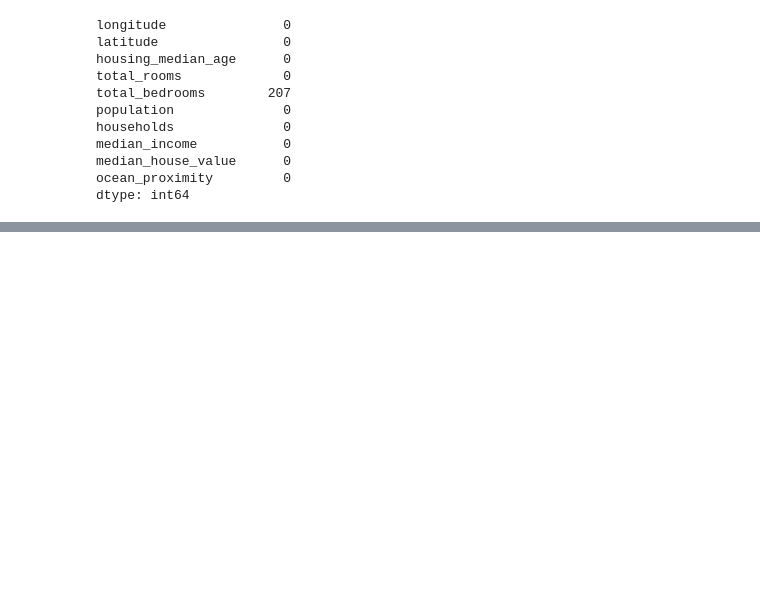
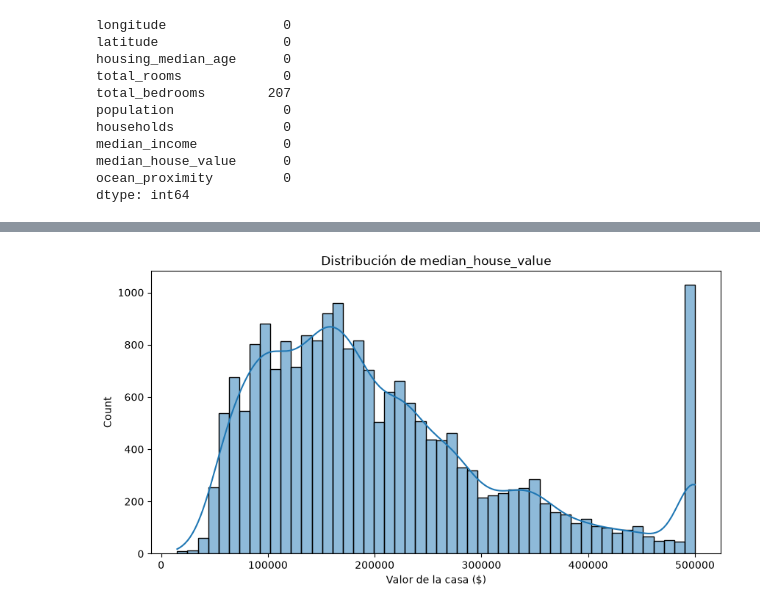
Before and after one commit to IvanOcampos/california-housing-energy-analytics, a Jupyter notebook: california-housing.ipynb, the cells around one changed output, grey strips where cells are left out. Saved outputs shown, nothing was run; the diff lists cells and outputs as text; code cells hidden in the pictures; blank space fills up the shorter version.

```diff
--- a/california-housing.ipynb
+++ b/california-housing.ipynb
@@ -64,0 +184,9 @@ dtype: int64
+# %%
+# Analizamos en detalle la distribución de la variable objetivo: el precio mediano de la vivienda.
+plt.figure(figsize=(10, 5))
+sns.histplot(df['median_house_value'], bins=50, kde=True)
+plt.title('Distribución de median_house_value')
+plt.xlabel('Valor de la casa ($)')
+plt.show()
+# %% [output]
+[figure, added]
```
Also changed, not shown: parts of 25 cells of this notebook, 2 other files.
